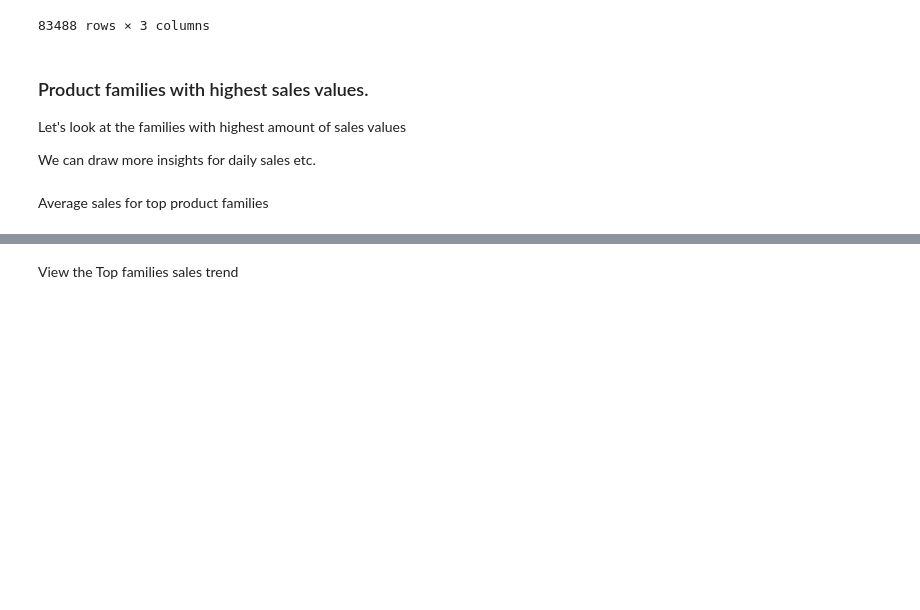
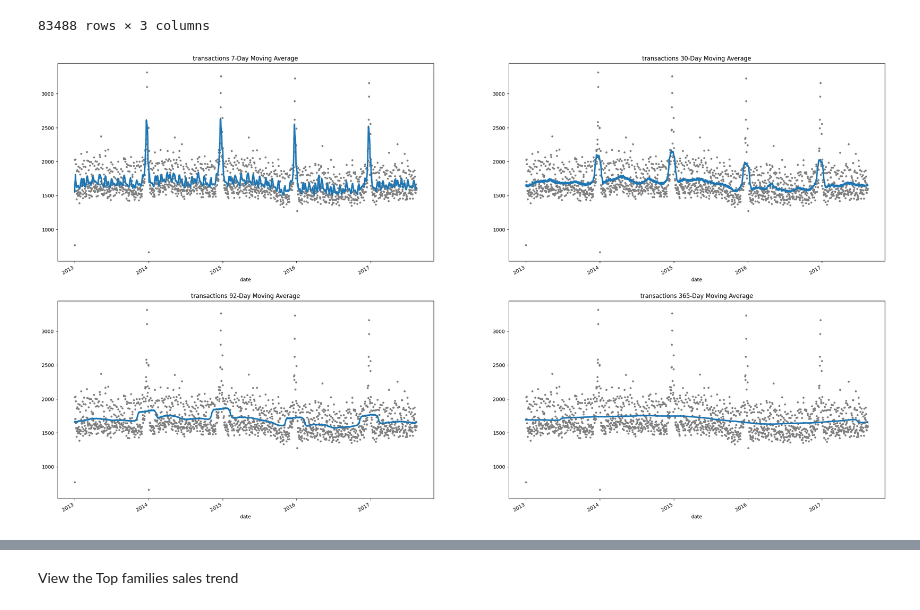
Before and after one commit to Anteemony/sktime-storesales-forecasting, a Jupyter notebook: notebooks/Store_Sales_Forecasting_with_Sktime.ipynb, the cells around one changed output, grey strips where cells are left out. Cells and saved outputs as stored; diff of their text form; code cells hidden in the pictures; blank space fills up the shorter version.

```diff
--- a/notebooks/Store_Sales_Forecasting_with_Sktime.ipynb
+++ b/notebooks/Store_Sales_Forecasting_with_Sktime.ipynb
@@ -388,12 +365,10 @@ transactions
 | 83486 | 2017-08-15 | 53 | 932 |
 | 83487 | 2017-08-15 | 54 | 802 |
 83488 rows × 3 columns
-# %% [markdown]
-### Product families with highest sales values.
-
-Let's look at the families with highest amount of sales values
-
-
-We can draw more insights for daily sales etc.
-# %% [markdown]
-Average sales for top product families
+# %%
+plot_moving_average(
+    df=transactions.groupby('date')['transactions'].mean(),
+    title="transactions",
+    )
+# %% [output]
+[figure, added]
```
Also changed, not shown: parts of 12 cells of this notebook.
